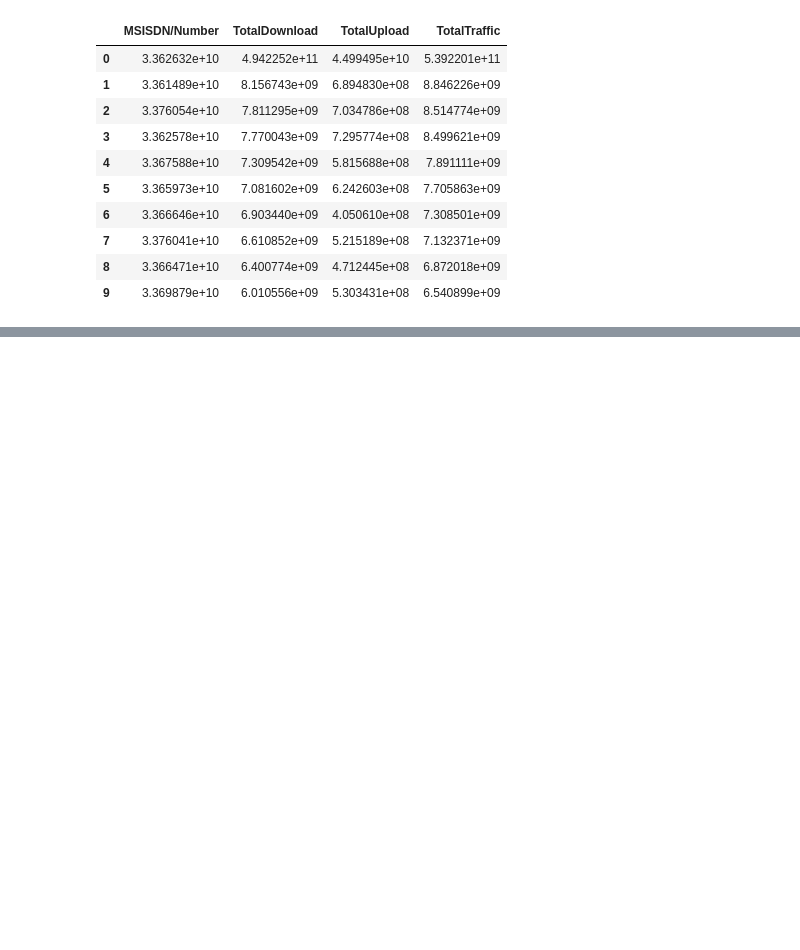
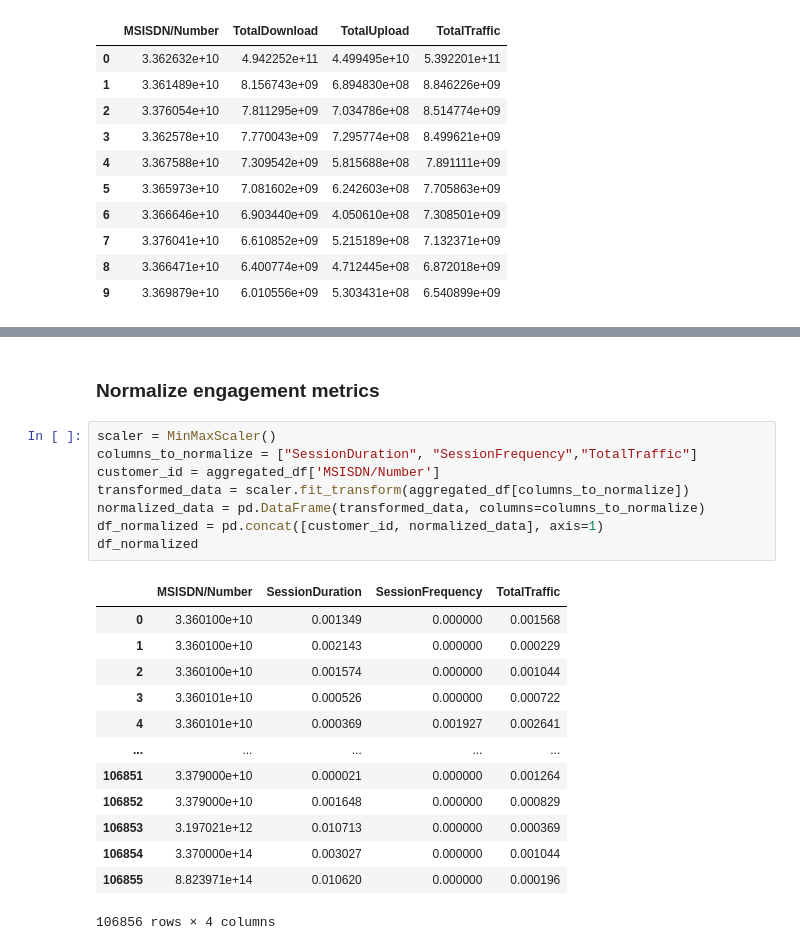
Before and after one commit to Misganaw-Berihun/User_analytics_in_Telecommunication, a Jupyter notebook: notebooks/03_user_engagement_analysis.ipynb, the cells around one changed output, grey strips where cells are left out. Drawn from its saved outputs; the diff is of its cells as text; blank space fills up the shorter version.

```diff
--- a/notebooks/03_user_engagement_analysis.ipynb
+++ b/notebooks/03_user_engagement_analysis.ipynb
@@ -103,0 +130,24 @@ pysqldf(query)
+# %% [markdown]
+### Normalize engagement metrics
+# %%
+scaler = MinMaxScaler()
+columns_to_normalize = ["SessionDuration", "SessionFrequency","TotalTraffic"]
+customer_id = aggregated_df['MSISDN/Number']
+transformed_data = scaler.fit_transform(aggregated_df[columns_to_normalize])
+normalized_data = pd.DataFrame(transformed_data, columns=columns_to_normalize)
+df_normalized = pd.concat([customer_id, normalized_data], axis=1)
+df_normalized
+# %% [output]
+|  | MSISDN/Number | SessionDuration | SessionFrequency | TotalTraffic |
+| 0 | 3.360100e+10 | 0.001349 | 0.000000 | 0.001568 |
+| 1 | 3.360100e+10 | 0.002143 | 0.000000 | 0.000229 |
+| 2 | 3.360100e+10 | 0.001574 | 0.000000 | 0.001044 |
+| 3 | 3.360101e+10 | 0.000526 | 0.000000 | 0.000722 |
+| 4 | 3.360101e+10 | 0.000369 | 0.001927 | 0.002641 |
+| ... | ... | ... | ... | ... |
+| 106851 | 3.379000e+10 | 0.000021 | 0.000000 | 0.001264 |
+| 106852 | 3.379000e+10 | 0.001648 | 0.000000 | 0.000829 |
+| 106853 | 3.197021e+12 | 0.010713 | 0.000000 | 0.000369 |
+| 106854 | 3.370000e+14 | 0.003027 | 0.000000 | 0.001044 |
+| 106855 | 8.823971e+14 | 0.010620 | 0.000000 | 0.000196 |
+106856 rows × 4 columns
```
Also changed, not shown: parts of 10 cells of this notebook.
